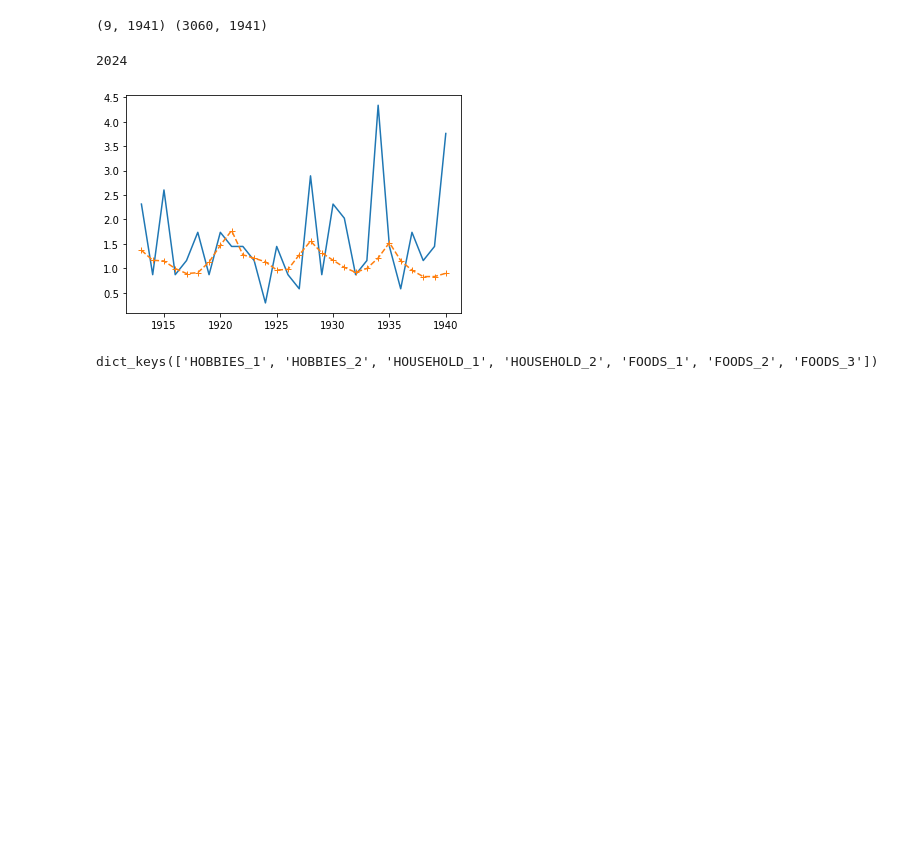
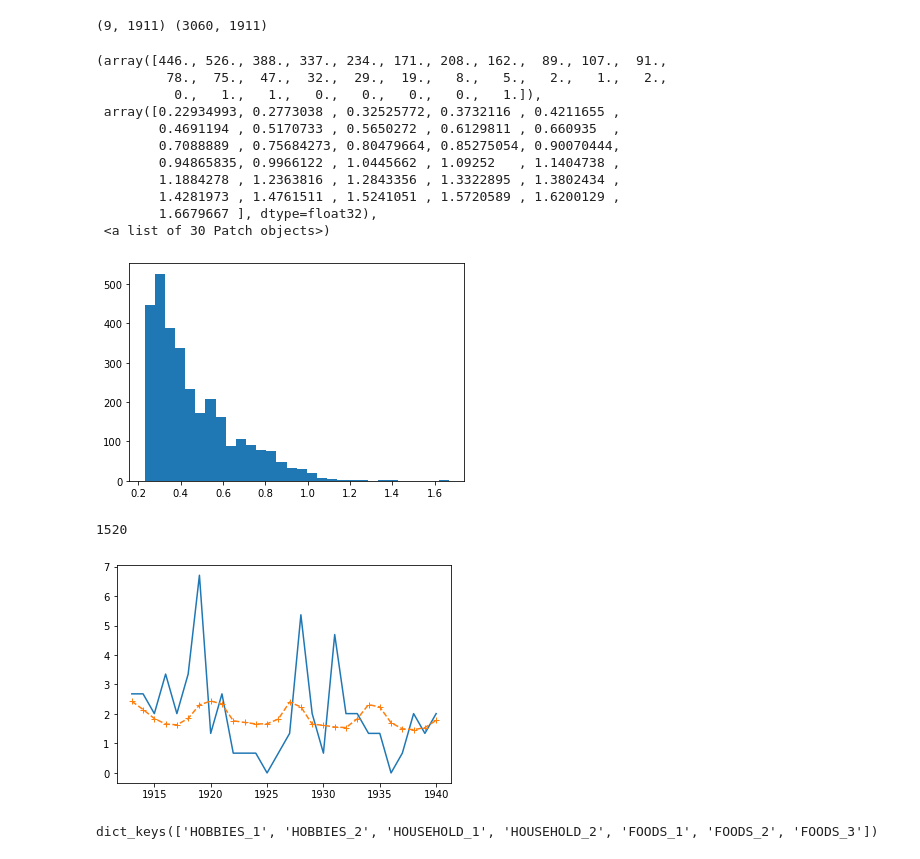
Before and after one commit to googleinterns/hierarchicalforecasting, a Jupyter notebook: notebooks/m5_visualize.ipynb, the cells around one changed output. Drawn from its saved outputs; the diff is of its cells as text; code cells hidden in the pictures; blank space fills up the shorter version.

```diff
--- a/notebooks/m5_visualize.ipynb
+++ b/notebooks/m5_visualize.ipynb
@@ -20,23 +20,42 @@ with open(pkl_path, 'rb') as fin:
 # ts_data /= ts_means
 
 variations = ts_data[:, 1:] - ts_data[:, :-1]
-variations = np.mean(variations**2, axis=1)
-variations = np.sqrt(variations).reshape((-1, 1))
-ts_data = ts_data / variations
+var2 = np.mean(np.abs(variations), axis=1)
+var1 = np.mean(variations**2, axis=1)
+var1 = np.sqrt(var1)
+ts_data = ts_data / var2.reshape((-1, 1))
+
+ts_data = ts_data[:, :-30]
+feats = feats[:, :-30]
 
 print(feats.shape, ts_data.shape)
 # %% [output]
-(9, 1941) (3060, 1941)
+(9, 1911) (3060, 1911)
+# %%
+plt.hist(np.log(var1 / var2), bins=30)
+# %% [output]
+(array([446., 526., 388., 337., 234., 171., 208., 162.,  89., 107.,  91.,
+         78.,  75.,  47.,  32.,  29.,  19.,   8.,   5.,   2.,   1.,   2.,
+          0.,   1.,   1.,   0.,   0.,   0.,   0.,   1.]),
+ array([0.22934993, 0.2773038 , 0.32525772, 0.3732116 , 0.4211655 ,
+        0.4691194 , 0.5170733 , 0.5650272 , 0.6129811 , 0.660935  ,
+        0.7088889 , 0.75684273, 0.80479664, 0.85275054, 0.90070444,
+        0.94865835, 0.9966122 , 1.0445662 , 1.09252   , 1.1404738 ,
+        1.1884278 , 1.2363816 , 1.2843356 , 1.3322895 , 1.3802434 ,
+        1.4281973 , 1.4761511 , 1.5241051 , 1.5720589 , 1.6200129 ,
+        1.6679667 ], dtype=float32),
+ <a list of 30 Patch objects>)
+[figure, added]
 # %%
 x = range(1941)
 for i in range(1):
     idx = np.random.choice(tree.levels[3])
     print(idx)
-    plt.plot(x[-28:], ts_data[idx, -28-30:-30])
+    plt.plot(x[-28:], ts_data[idx, -28:])
     plt.plot(x[-28:], evals[-28:, idx], '+--')
 # %% [output]
-2024
+1520
-[figure, old version]
+[figure, new version]
 # %%
 file_path = '../data/m5/sales_train_evaluation.csv'
 with open(file_path, 'r') as fin:
```
Also changed, not shown: parts of 2 cells of this notebook, 7 other files.
